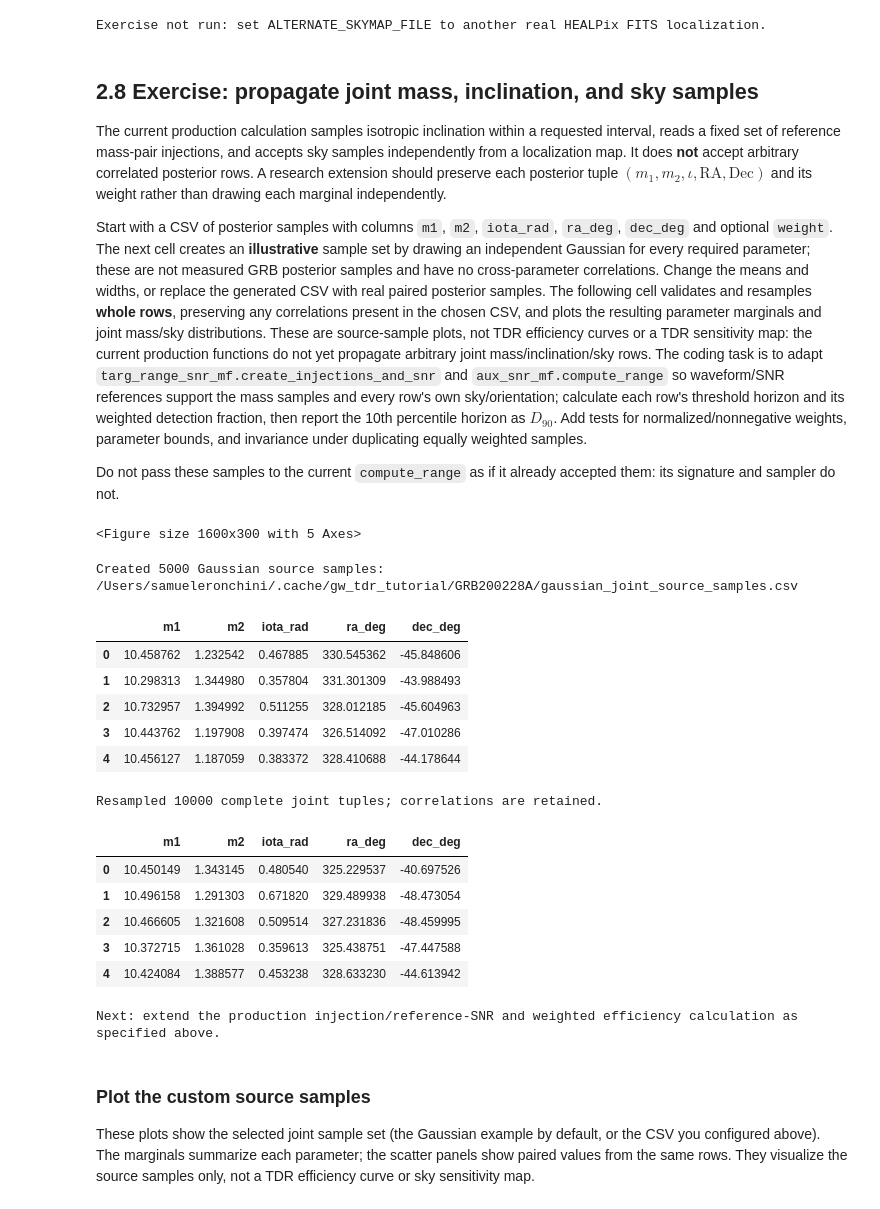
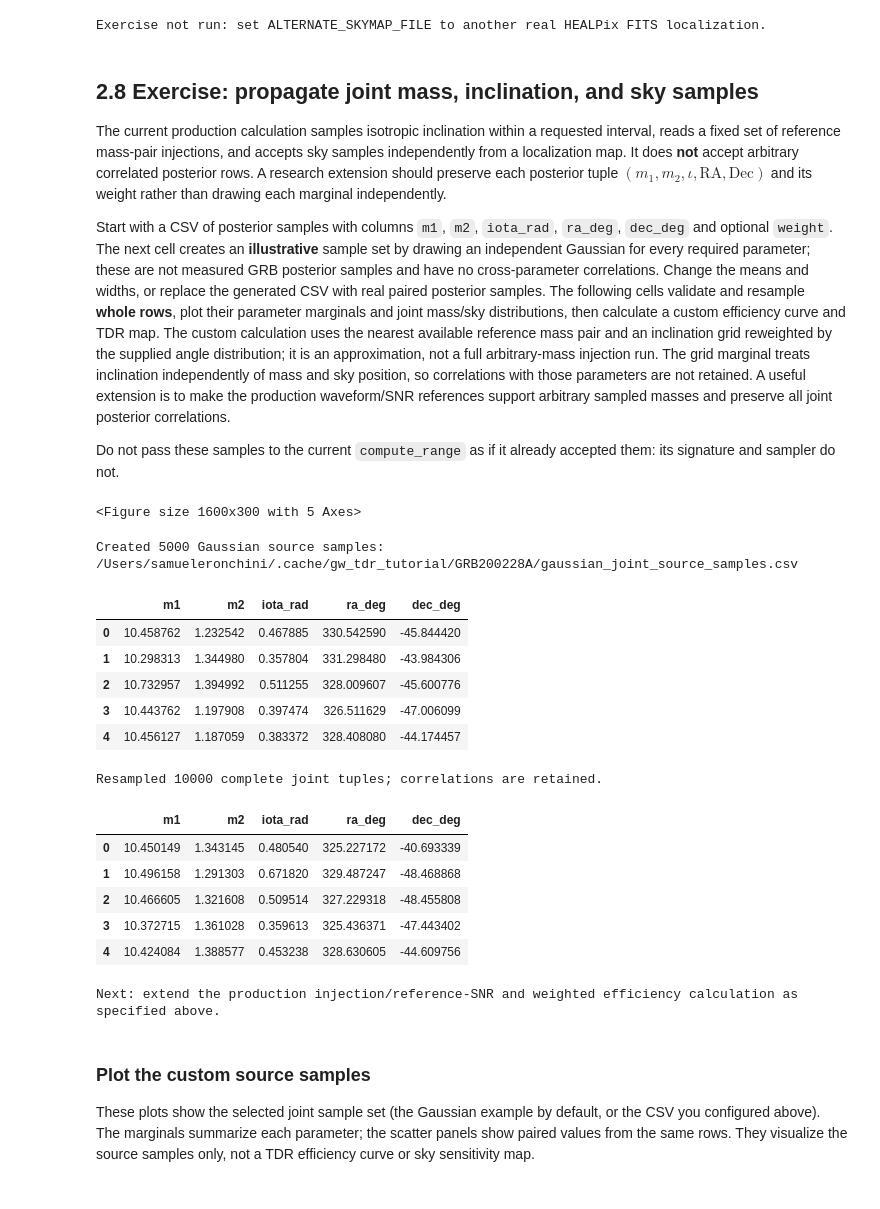
Before and after one commit to samueleronchini/acme_tutorials, a Jupyter notebook: tdr/02_tdr_priors.ipynb, the cells around one changed output. Cells and saved outputs as stored; diff of their text form; code cells hidden in the pictures.

```diff
--- a/tdr/02_tdr_priors.ipynb
+++ b/tdr/02_tdr_priors.ipynb
@@ -105,16 +108,22 @@ The Fermi/GBM Final Real-time Localization circular reports GRB 200228A (`bn2002
 # %%
+# Configure the trigger, data products, SNR threshold, and the single main-run inclination prior.
 EVENT = "GRB200228A"
 TRIGGER_ID = "bn200228291"
 T0_UTC = "2020-02-28T06:58:33"
 T0 = Time(T0_UTC, format="isot", scale="utc").gps
 SNR_THRESHOLD = 8.5
 SNR_STATISTIC = "mf"  # matched-filter-like convention used by the TDR CLI
+IOTA_MIN_DEG = 0.0  # Set the single inclination prior used in this run.
+IOTA_MAX_DEG = 45.0
+if not 0 <= IOTA_MIN_DEG < IOTA_MAX_DEG <= 90:
+    raise ValueError("Choose one valid inclination interval: 0 <= IOTA_MIN_DEG < IOTA_MAX_DEG <= 90 degrees.")
 OUTPUT_ROOT = Path(os.environ.get("TDR_TUTORIAL_OUTPUT", Path.home() / ".cache" / "gw_tdr_tutorial" / EVENT)).expanduser()
 RUN_DIR = OUTPUT_ROOT / "scan_t0p0000"
 SKYMAP_URL = "https://heasarc.gsfc.nasa.gov/FTP/fermi/data/gbm/triggers/2020/bn200228291/quicklook/glg_healpix_all_bn200228291.fit"
 SKYMAP_FILE = OUTPUT_ROOT / "glg_healpix_all_bn200228291.fit"
 OUTPUT_ROOT.mkdir(parents=True, exist_ok=True)
 
+# Reuse the official localization if cached; otherwise fetch it from HEASARC.
 if not SKYMAP_FILE.is_file():
     from urllib.request import urlretrieve
     urlretrieve(SKYMAP_URL, SKYMAP_FILE)
@@ -125,6 +134,7 @@ print(f"Observing run: {run_config['name']}")
 print(f"HEALPix localization: {SKYMAP_FILE}")
 print(f"Results: {RUN_DIR}")
 
+# Run the repository CLI, or require matching cached results when explicitly skipping it.
 RUN_PIPELINE = os.environ.get("TDR_TUTORIAL_RUN", "1") == "1"
 if RUN_PIPELINE:
     command = [
@@ -133,7 +143,7 @@ if RUN_PIPELINE:
         "--t0", str(T0),
         "--t-start", "0", "--t-end", "0", "--n-cpus", "1",
         "--skymap-file", str(SKYMAP_FILE),
-        "--iota-min", "0", "--iota-max", "45",
+        "--iota-min", str(IOTA_MIN_DEG), "--iota-max", str(IOTA_MAX_DEG),
         "--snr-threshold", str(SNR_THRESHOLD),
         "--snr-statistic", SNR_STATISTIC,
     ]
@@ -259,9 +275,18 @@ For each reference injection, `compute_range` rescales detector SNR using PyCBC
 # %%
-iota_ranges = [
-    {"label": f"0-{upper}", "iota_min": 0.0, "iota_max": np.deg2rad(upper)}
-    for upper in (30, 45, 90)
-]
+# Translate the selected degree interval to radians and choose the requested SNR convention.
+iota_ranges = [{
+    "label": f"{IOTA_MIN_DEG:g}-{IOTA_MAX_DEG:g}",
+    "iota_min": np.deg2rad(IOTA_MIN_DEG),
+    "iota_max": np.deg2rad(IOTA_MAX_DEG),
+}]
+selected_snrs = "matched_filter" if SNR_STATISTIC == "mf" else "optimal"
 np.random.seed(12345 + int(round(T0)))
+# Calculate the BNS sky map and all configured BNS/NSBH efficiency curves with production routines.
+range_map = Path(tdr_aux.compute_map(
+    "bns", "1.4", "1.4", online_ifos, str(RUN_DIR),
+    iota_ranges[0]["iota_min"], iota_ranges[0]["iota_max"],
+    SNR_THRESHOLD, selected_snrs,
+))
 tdr_aux.compute_range(
     ra_samples,
     dec_samples,
@@ -270,8 +295,9 @@ tdr_aux.compute_range(
     str(RUN_DIR),
     iota_ranges,
     SNR_THRESHOLD,
-    "matched_filter" if SNR_STATISTIC == "mf" else "optimal",
+    selected_snrs,
     antenna_info=antenna_info,
 )
-print("Efficiency curves and refreshed result JSON written under", RUN_DIR)
+print(f"Computed one inclination prior: {IOTA_MIN_DEG:g}-{IOTA_MAX_DEG:g} deg")
+print("Selected-prior TDR map, efficiency curves, and refreshed result JSON written under", RUN_DIR)
 # %% [output]
@@ -350,6 +371,7 @@ The main calculation already propagates the paper's GRB 200228A localization thr
 
 **Exercise:** compare the paper's GRB map-conditioned table with a second sky-map-conditioned table. How does probability on less-sensitive parts of the sky change the fraction-versus-distance curves? Preserve the paired result directories to compare both outputs.
 # %%
+# Set an alternate real HEALPix FITS map here to repeat the source-localization calculation.
 ALTERNATE_SKYMAP_FILE = None  # Set to Path("/path/to/another_localization.fits") to run this exercise.
 
 if ALTERNATE_SKYMAP_FILE is None:
@@ -358,6 +380,7 @@ else:
     skymap_path = Path(ALTERNATE_SKYMAP_FILE).expanduser()
     if not skymap_path.is_file():
         raise FileNotFoundError(skymap_path)
+    # Preserve the cached waveform/SNR references; recompute only localization-dependent quantities.
     ra_samples, dec_samples, skymap = choose_localization_samples(
         None, None, str(skymap_path), ra_best, dec_best
     )
@@ -376,7 +399,7 @@ else:
     )
     tdr_aux.plot_final(
         str(skymap_dir), str(range_map), str(skymap), [ra_samples, dec_samples],
-        iota_ranges[1]["iota_min"], iota_ranges[1]["iota_max"],
+        iota_ranges[0]["iota_min"], iota_ranges[0]["iota_max"],
     )
     display(read_tdr_table(skymap_dir / "results_bns.json"))
     show_pdf(skymap_dir / "range_map_bns_m1_1.4_m2_1.4.pdf")
@@ -387,7 +410,7 @@ Exercise not run: set ALTERNATE_SKYMAP_FILE to another real HEALPix FITS localiz
 
 The current production calculation samples isotropic inclination within a requested interval, reads a fixed set of reference mass-pair injections, and accepts sky samples independently from a localization map. It does **not** accept arbitrary correlated posterior rows. A research extension should preserve each posterior tuple $(m_1,m_2,\iota,\mathrm{RA},\mathrm{Dec})$ and its weight rather than drawing each marginal independently.
 
-Start with a CSV of posterior samples with columns `m1`, `m2`, `iota_rad`, `ra_deg`, `dec_deg` and optional `weight`. The next cell creates an **illustrative** sample set by drawing an independent Gaussian for every required parameter; these are not measured GRB posterior samples and have no cross-parameter correlations. Change the means and widths, or replace the generated CSV with real paired posterior samples. The following cell validates and resamples **whole rows**, preserving any correlations present in the chosen CSV, and plots the resulting parameter marginals and joint mass/sky distributions. These are source-sample plots, not TDR efficiency curves or a TDR sensitivity map: the current production functions do not yet propagate arbitrary joint mass/inclination/sky rows. The coding task is to adapt `targ_range_snr_mf.create_injections_and_snr` and `aux_snr_mf.compute_range` so waveform/SNR references support the mass samples and every row's own sky/orientation; calculate each row's threshold horizon and its weighted detection fraction, then report the 10th percentile horizon as $D_{90}$. Add tests for normalized/nonnegative weights, parameter bounds, and invariance under duplicating equally weighted samples.
+Start with a CSV of posterior samples with columns `m1`, `m2`, `iota_rad`, `ra_deg`, `dec_deg` and optional `weight`. The next cell creates an **illustrative** sample set by drawing an independent Gaussian for every required parameter; these are not measured GRB posterior samples and have no cross-parameter correlations. Change the means and widths, or replace the generated CSV with real paired posterior samples. The following cells validate and resample **whole rows**, plot their parameter marginals and joint mass/sky distributions, then calculate a custom efficiency curve and TDR map. The custom calculation uses the nearest available reference mass pair and an inclination grid reweighted by the supplied angle distribution; it is an approximation, not a full arbitrary-mass injection run. The grid marginal treats inclination independently of mass and sky position, so correlations with those parameters are not retained. A useful extension is to make the production waveform/SNR references support arbitrary sampled masses and preserve all joint posterior correlations.
 
 Do not pass these samples to the current `compute_range` as if it already accepted them: its signature and sampler do not.
 # %%
@@ -395,6 +418,7 @@ Do not pass these samples to the current `compute_range` as if it already accept
 N_GAUSSIAN_SAMPLES = 5_000
 rng = np.random.default_rng(20261008)
 
+# Rejection-sample a Gaussian so every generated value obeys the physical/configured bounds.
 def truncated_normal(mean, sigma, size, lower, upper, rng):
     draws = np.empty(size)
     filled = 0
@@ -423,59 +447,68 @@ while len(m1_draws) < N_GAUSSIAN_SAMPLES:
 m1_draws = np.asarray(m1_draws[:N_GAUSSIAN_SAMPLES])
 m2_draws = np.asarray(m2_draws[:N_GAUSSIAN_SAMPLES])
 
+# Draw component masses, sky position, and inclination within their chosen supports.
 # Center the sky prior on the circular mean of the GRB localization samples.
 ra_center = np.arctan2(np.mean(np.sin(ra_samples)), np.mean(np.cos(ra_samples))) % (2 * np.pi)
 dec_center = float(np.mean(dec_samples))
 ra_sigma = np.deg2rad(2.0) / max(abs(np.cos(dec_center)), 0.1)  # local tangent-plane approximation
 ra_draws = (ra_center + rng.normal(0.0, ra_sigma, N_GAUSSIAN_SAMPLES)) % (2 * np.pi)
 dec_draws = truncated_normal(dec_center, np.deg2rad(2.0), N_GAUSSIAN_SAMPLES, -np.pi / 2, np.pi / 2, rng)
-iota_draws = truncated_normal(np.deg2rad(30.0), np.deg2rad(10.0), N_GAUSSIAN_SAMPLES, 0.0, np.pi, rng)
+iota_draws = truncated_normal(np.deg2rad(30.0), np.deg2rad(10.0), N_GAUSSIAN_SAMPLES, 0.0, np.pi / 2, rng)
 
+# Save the source tuples and inspect their one-dimensional distributions.
 gaussian_samples = pd.DataFrame({
     "m1": m1_draws,
     "m2": m2_draws,
     "iota_rad": iota_draws,
     "ra_deg": np.rad2deg(ra_draws),
     "dec_deg": np.rad2deg(dec_draws),
 })
 GAUSSIAN_SAMPLE_FILE = OUTPUT_ROOT / "gaussian_joint_source_samples.csv"
 gaussian_samples.to_csv(GAUSSIAN_SAMPLE_FILE, index=False)
 
 fig, axes = plt.subplots(1, 5, figsize=(16, 3))
 labels = (r"$m_1$ [$M_\odot$]", r"$m_2$ [$M_\odot$]", r"$\iota$ [rad]", "RA [deg]", "Dec [deg]")
 for ax, column, label in zip(axes, gaussian_samples.columns, labels):
     ax.hist(gaussian_samples[column], bins=30, density=True, color="steelblue", alpha=0.8)
     ax.set_xlabel(label)
     ax.set_ylabel("Density")
 fig.tight_layout()
 display(fig)
 plt.close(fig)
 print(f"Created {len(gaussian_samples)} Gaussian source samples: {GAUSSIAN_SAMPLE_FILE}")
 display(gaussian_samples.head())
 # %% [output]
 <Figure size 1600x300 with 5 Axes>
 Created 5000 Gaussian source samples: /Users/samueleronchini/.cache/gw_tdr_tutorial/GRB200228A/gaussian_joint_source_samples.csv
 |  | m1 | m2 | iota_rad | ra_deg | dec_deg |
-| 0 | 10.458762 | 1.232542 | 0.467885 | 330.545362 | -45.848606 |
-| 1 | 10.298313 | 1.344980 | 0.357804 | 331.301309 | -43.988493 |
-| 2 | 10.732957 | 1.394992 | 0.511255 | 328.012185 | -45.604963 |
-| 3 | 10.443762 | 1.197908 | 0.397474 | 326.514092 | -47.010286 |
-| 4 | 10.456127 | 1.187059 | 0.383372 | 328.410688 | -44.178644 |
+| 0 | 10.458762 | 1.232542 | 0.467885 | 330.542590 | -45.844420 |
+| 1 | 10.298313 | 1.344980 | 0.357804 | 331.298480 | -43.984306 |
+| 2 | 10.732957 | 1.394992 | 0.511255 | 328.009607 | -45.600776 |
+| 3 | 10.443762 | 1.197908 | 0.397474 | 326.511629 | -47.006099 |
+| 4 | 10.456127 | 1.187059 | 0.383372 | 328.408080 | -44.174457 |
 # %%
+# Select the source-posterior file; optionally provide a separate inclination-only prior file.
 POSTERIOR_CSV = GAUSSIAN_SAMPLE_FILE  # Replace with a real posterior CSV to use external samples.
+INCLINATION_PRIOR_CSV = None  # Optional CSV with iota_deg or iota_rad and optional weight columns.
 joint_draws = None
 
 if POSTERIOR_CSV is None:
     print("Exercise not run: provide real, paired source-posterior samples in a CSV.")
 else:
     posterior = pd.read_csv(Path(POSTERIOR_CSV).expanduser())
+    # Validate required fields, inclination bounds, and optional sample weights before resampling.
     required = {"m1", "m2", "iota_rad", "ra_deg", "dec_deg"}
     missing = required - set(posterior.columns)
     if missing:
         raise ValueError(f"Posterior is missing required columns: {sorted(missing)}")
+    inclination_samples = posterior["iota_rad"].to_numpy(dtype=float)
+    if not np.all(np.isfinite(inclination_samples)) or np.any((inclination_samples < 0) | (inclination_samples > np.pi / 2)):
+        raise ValueError("Posterior iota_rad values must be finite and between 0 and pi/2 radians.")
     weights = posterior["weight"].to_numpy(dtype=float) if "weight" in posterior else np.ones(len(posterior))
     if len(posterior) == 0 or not np.all(np.isfinite(weights)) or np.any(weights < 0) or weights.sum() <= 0:
         raise ValueError("Posterior must have rows and finite, nonnegative weights with positive sum.")
+    # Resample complete rows so correlations in a supplied joint posterior remain paired.
     rng = np.random.default_rng(417)
     row_indices = rng.choice(len(posterior), size=10_000, replace=True, p=weights / weights.sum())
     joint_draws = posterior.iloc[row_indices].reset_index(drop=True)
@@ -485,11 +518,11 @@ else:
 # %% [output]
 Resampled 10000 complete joint tuples; correlations are retained.
 |  | m1 | m2 | iota_rad | ra_deg | dec_deg |
-| 0 | 10.450149 | 1.343145 | 0.480540 | 325.229537 | -40.697526 |
-| 1 | 10.496158 | 1.291303 | 0.671820 | 329.489938 | -48.473054 |
-| 2 | 10.466605 | 1.321608 | 0.509514 | 327.231836 | -48.459995 |
-| 3 | 10.372715 | 1.361028 | 0.359613 | 325.438751 | -47.447588 |
-| 4 | 10.424084 | 1.388577 | 0.453238 | 328.633230 | -44.613942 |
+| 0 | 10.450149 | 1.343145 | 0.480540 | 325.227172 | -40.693339 |
+| 1 | 10.496158 | 1.291303 | 0.671820 | 329.487247 | -48.468868 |
+| 2 | 10.466605 | 1.321608 | 0.509514 | 327.229318 | -48.455808 |
+| 3 | 10.372715 | 1.361028 | 0.359613 | 325.436371 | -47.443402 |
+| 4 | 10.424084 | 1.388577 | 0.453238 | 328.630605 | -44.609756 |
 Next: extend the production injection/reference-SNR and weighted efficiency calculation as specified above.
 # %% [markdown]
 ### Plot the custom source samples
```
Also changed, not shown: parts of 17 cells of this notebook, 2 other files.
